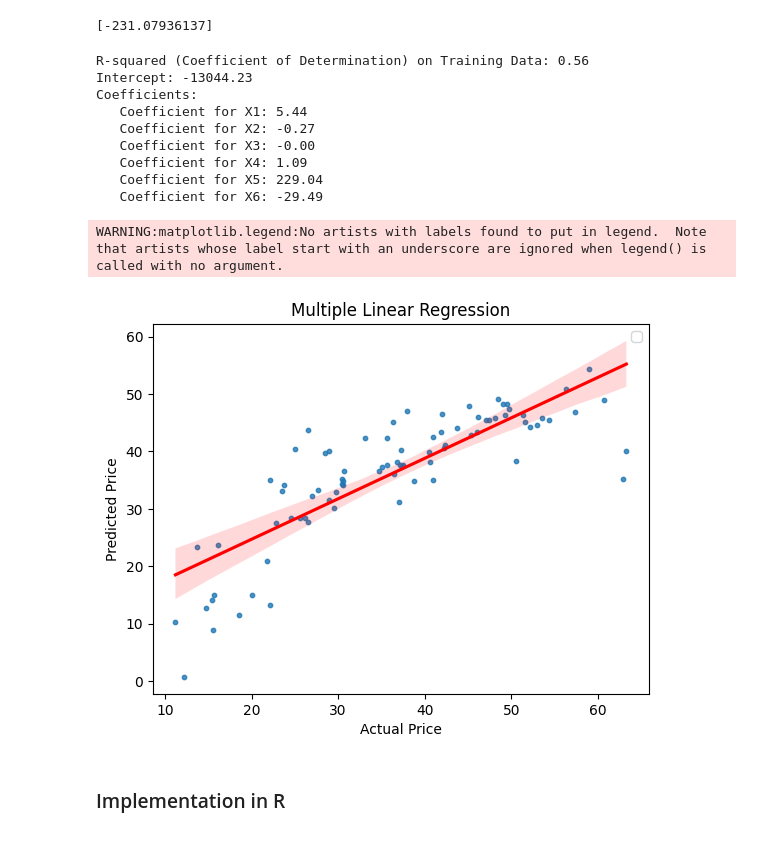
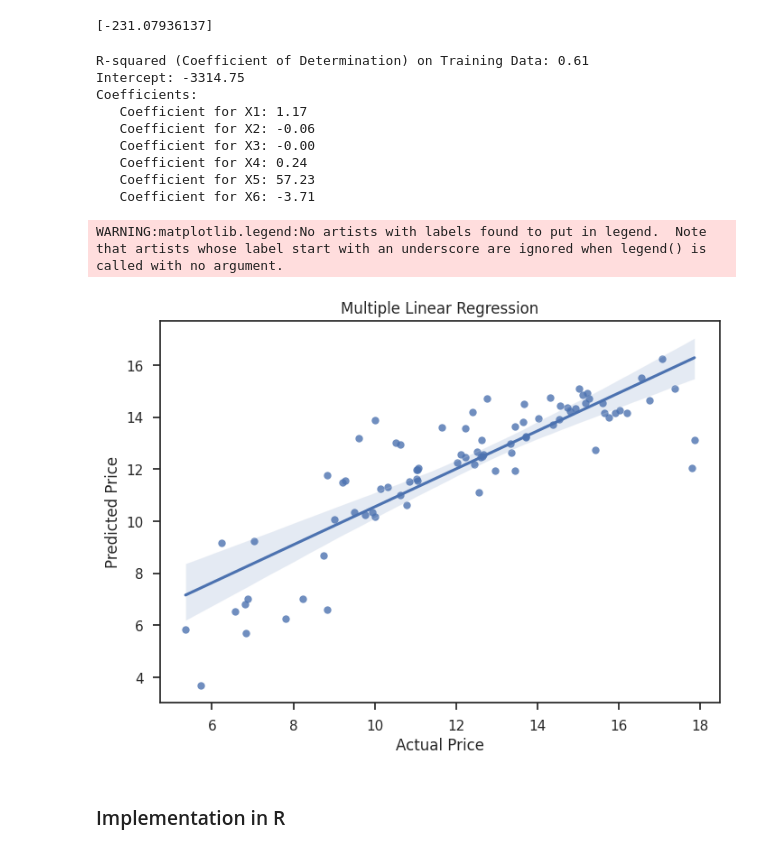
Before and after one commit to dyo-tak/VESIT-Sem-VI-Lab, a Jupyter notebook: DAV Lab/DAV Experiment 3/DAV Experiment 3.ipynb, the cells around one changed output. Drawn from its saved outputs; the diff is of its cells as text; code cells hidden in the pictures.

```diff
--- a/DAV Lab/DAV Experiment 3/DAV Experiment 3.ipynb
+++ b/DAV Lab/DAV Experiment 3/DAV Experiment 3.ipynb
@@ -16,6 +20,6 @@ from sklearn.metrics import r2_score
 # %%
 # Importing data
-df = pd.read_csv('./Real-estate1.csv')
+df = pd.read_csv('./Real estate.csv')
 df.head()
 # %% [output]
 |  | No | X1 transaction date | X2 house age | X3 distance to the nearest MRT st... | X4 number of convenience stores | X5 latitude | ... |
@@ -75,0 +89,15 @@ df = df.drop(['No'], axis = 1)
+# %%
+plt.style.use('seaborn')
+sns.set_style('whitegrid')
+fig = plt.figure(figsize=(8,12))
+#1 rows 2 cols
+#first row, first col
+ax1 = plt.subplot2grid((2,1),(0,0))
+sns.distplot(df[target_variable], color='plum')
+plt.title('Before: Distribution of SalePrice',weight='bold', fontsize=18)
+#first row, second col
+transformed_data, lambda_value = boxcox(df[target_variable])
+ax1 = plt.subplot2grid((2,1),(1,0))
+sns.distplot(transformed_data, color='tan')
+plt.title('After: Distribution of SalePrice',weight='bold', fontsize=18)
+plt.show()
@@ -76,3 +106,5 @@ df = df.drop(['No'], axis = 1)
+# %%
+df[target_variable] = transformed_data
 # %%
 X = df.drop('Y house price of unit area',axis= 1)
 y = df['Y house price of unit area']
@@ -155,26 +186,26 @@ print('Coefficients:')
 for i, coef in enumerate(coefficients):
     print(f'   Coefficient for X{i + 1}: {coef:.2f}')
 # %% [output]
-R-squared (Coefficient of Determination) on Training Data: 0.56
-Intercept: -13044.23
+R-squared (Coefficient of Determination) on Training Data: 0.61
+Intercept: -3314.75
 Coefficients:
-   Coefficient for X1: 5.44
-   Coefficient for X2: -0.27
+   Coefficient for X1: 1.17
+   Coefficient for X2: -0.06
    Coefficient for X3: -0.00
-   Coefficient for X4: 1.09
-   Coefficient for X5: 229.04
-   Coefficient for X6: -29.49
+   Coefficient for X4: 0.24
+   Coefficient for X5: 57.23
+   Coefficient for X6: -3.71
 # %%
-sns.regplot(x=y_test, y=y_pred, scatter_kws={'s': 10}, line_kws={'color': 'red'})
+sns.regplot(x=y_test, y=y_pred)
 
 plt.xlabel('Actual Price')
 plt.ylabel('Predicted Price')
 plt.title('Multiple Linear Regression')
 plt.legend()
 plt.show()
 # %% [output]
 WARNING:matplotlib.legend:No artists with labels found to put in legend.  Note that artists whose label start with an underscore are ignored when legend() is called with no argument.
-[figure, old version]
+[figure, new version]
 # %% [markdown]
 ### Implementation in R
 # %%
```
Also changed, not shown: parts of 6 cells of this notebook, 4 other files.
